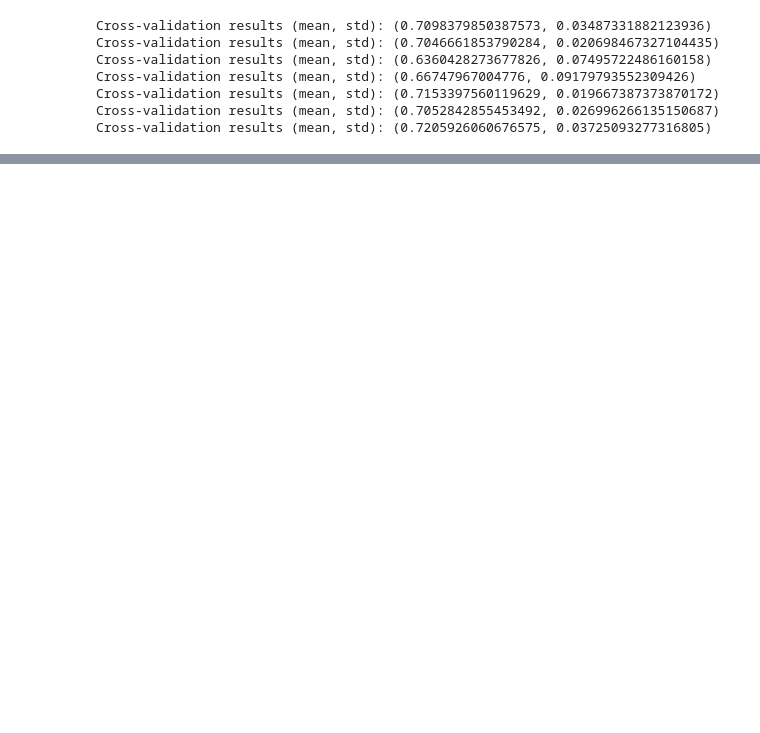
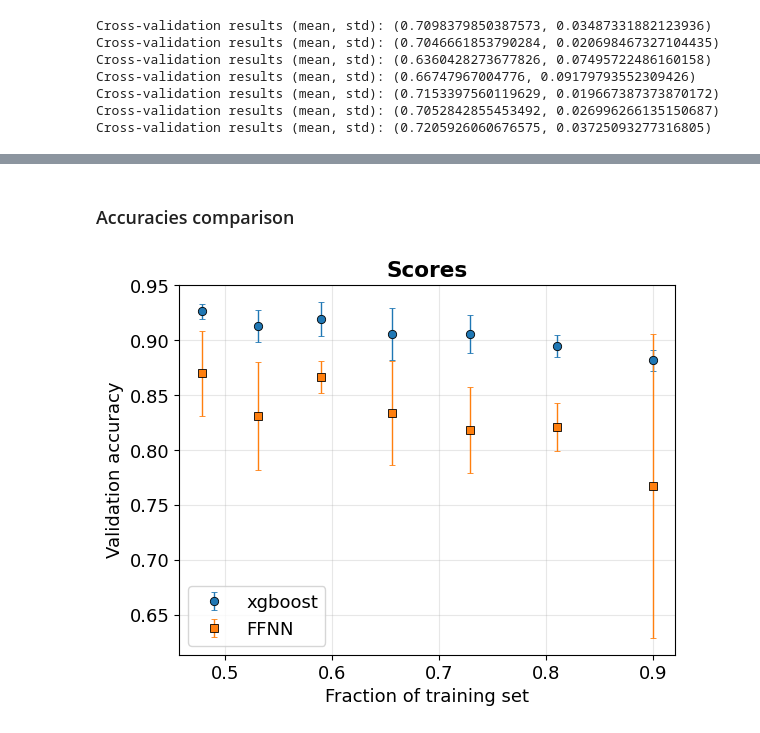
Before and after one commit to BelliLuigi/LCP-B, a Jupyter notebook: ex4/xgb_class_25.ipynb, the cells around one changed output, grey strips where cells are left out. Cells and saved outputs as stored; diff of their text form; code cells hidden in the pictures; blank space fills up the shorter version.

```diff
--- a/ex4/xgb_class_25.ipynb
+++ b/ex4/xgb_class_25.ipynb
@@ -750,0 +889,11 @@ plt.close()
+# %%
+#####CV per NN
+x_range = [round(0.9 ** i, 3) for i in range(1, 8)]
+NN_accuracies_values = []
+for fraction in x_range[::-1]:
+    num_samples = int(len(x_train) * fraction)
+    sample_idx = np.random.choice(len(x_train), size=num_samples, replace=False)
+    sample_x_train, sample_y_train = x_train[sample_idx],y_train[sample_idx]
+    _, results = k_fold_cross_validation(sample_x_train, sample_y_train, 5)
+
+    NN_accuracies_values.append(results)
@@ -750,0 +936,33 @@ plt.close()
+# %%
+x_range = [round(0.9 ** i, 3) for i in range(1, 8)]
+XGB_accuracies_values = []
+
+for fraction in x_range[::-1]:
+    num_samples = int(len(x_train) * fraction)
+    sample_idx = np.random.choice(len(x_train), size=num_samples, replace=False)
+    sample_x_train, sample_y_train = x_train[sample_idx],y_train[sample_idx]
+    _, results = xgb_k_cross_validation(sample_x_train, sample_y_train, 5)
+
+    XGB_accuracies_values.append(results)
+
+    #print("Cross-validation results (mean, std):", results)
+# %% [markdown]
+### Accuracies comparison
+# %%
+x_range = [round(0.9 ** i, 3) for i in range(1, 8)]
+XGB_accuracies_values=np.array(XGB_accuracies_values)
+NN_accuracies_values=np.array(NN_accuracies_values)
+plt.errorbar(x_range, XGB_accuracies_values[:,0],yerr=XGB_accuracies_values[:,1], fmt='o', label='xgboost', ms=6, mew=.6, mec='k', elinewidth=1,  capsize=2)
+plt.errorbar(x_range, NN_accuracies_values[:,0], yerr=NN_accuracies_values[:,1], fmt='s', label='FFNN',ms=6, mew=.6, mec='k', elinewidth=1,  capsize=2)
+plt.title('XGBoost vs FFNN accuracy')
+
+plt.xlabel('Fraction of training set')
+plt.ylabel('Validation accuracy')
+plt.title('Scores', weight='bold')
+plt.grid(alpha=.3)
+
+plt.legend()
+plt.show()
+plt.close()
+# %% [output]
+[figure, added]
```
Also changed, not shown: parts of 40 cells of this notebook, 3 other files.
